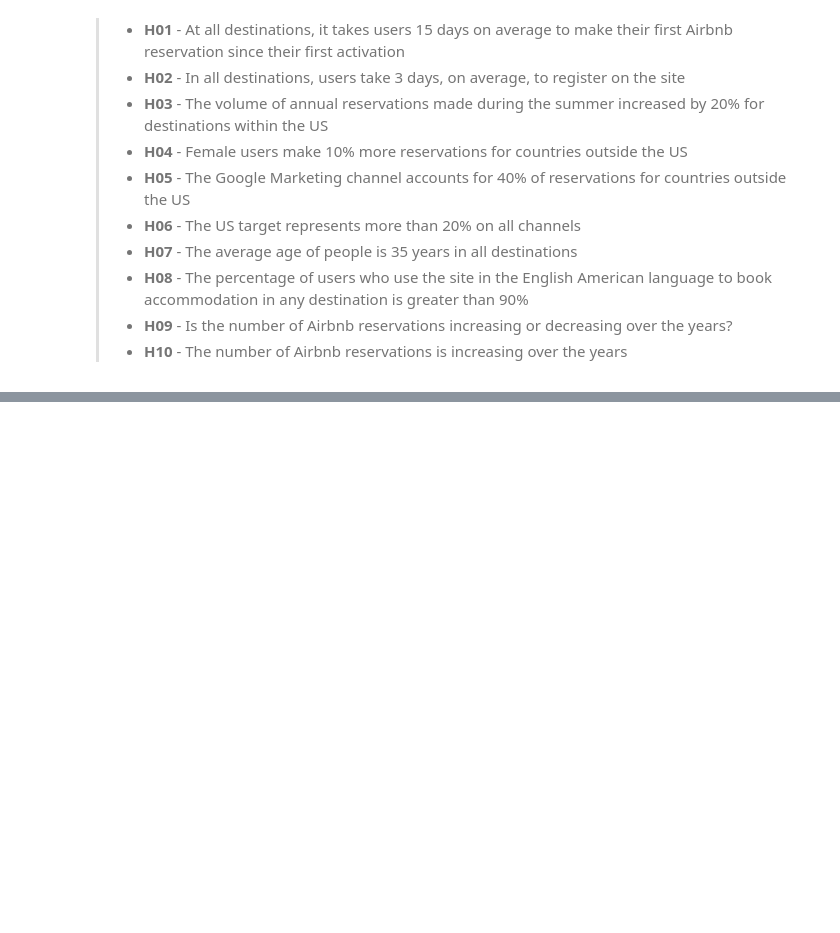
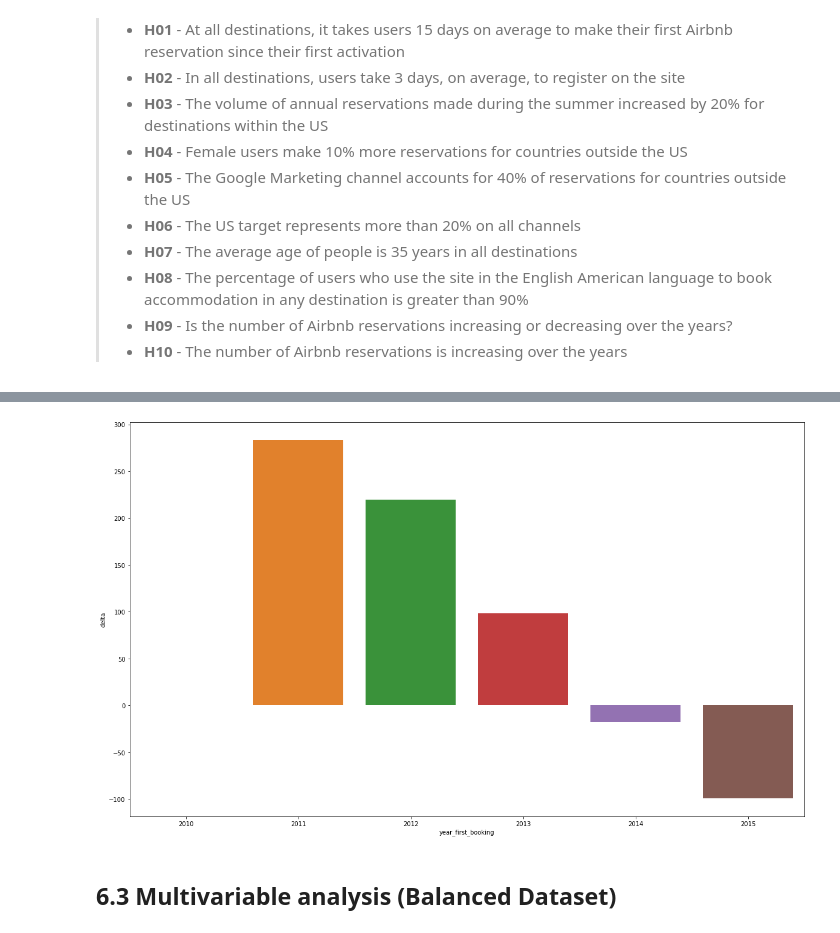
Before and after one commit to FabioCaffarello/airbnb-first-booking, a Jupyter notebook: 02-Notebooks/cycle02_airbnb_first_booking.ipynb, the cells around one changed output, grey strips where cells are left out. Saved outputs shown, nothing was run; the diff lists cells and outputs as text; code cells hidden in the pictures; blank space fills up the shorter version.

```diff
--- a/02-Notebooks/cycle02_airbnb_first_booking.ipynb
+++ b/02-Notebooks/cycle02_airbnb_first_booking.ipynb
@@ -772,0 +765,18 @@ X_train, X_test, y_train, y_test = train_test_split(
+# %%
+aux01 = df_train_05_2[['year_first_booking', 'month_first_booking', 'country_destination']].\
+        groupby(['year_first_booking', 'month_first_booking', 'country_destination']).\
+        size().reset_index().rename(columns={0: 'count'})
+
+# select only summer
+aux01 = aux01[(aux01['month_first_booking'].isin([6, 7, 8, 9])) & (aux01['country_destination'] == 'US')]
+
+aux02 = aux01[['year_first_booking', 'count']].groupby('year_first_booking').sum().reset_index()
+
+aux02['delta'] = 100*aux02['count'].pct_change().fillna(0)
+
+plt.figure(figsize=(20,12))
+sns.barplot(x='year_first_booking', y='delta', data=aux02);
+# %% [output]
+[figure, added]
+# %% [markdown]
+## 6.3 Multivariable analysis (Balanced Dataset)
```
Also changed, not shown: parts of 57 cells of this notebook, 1 other file.
